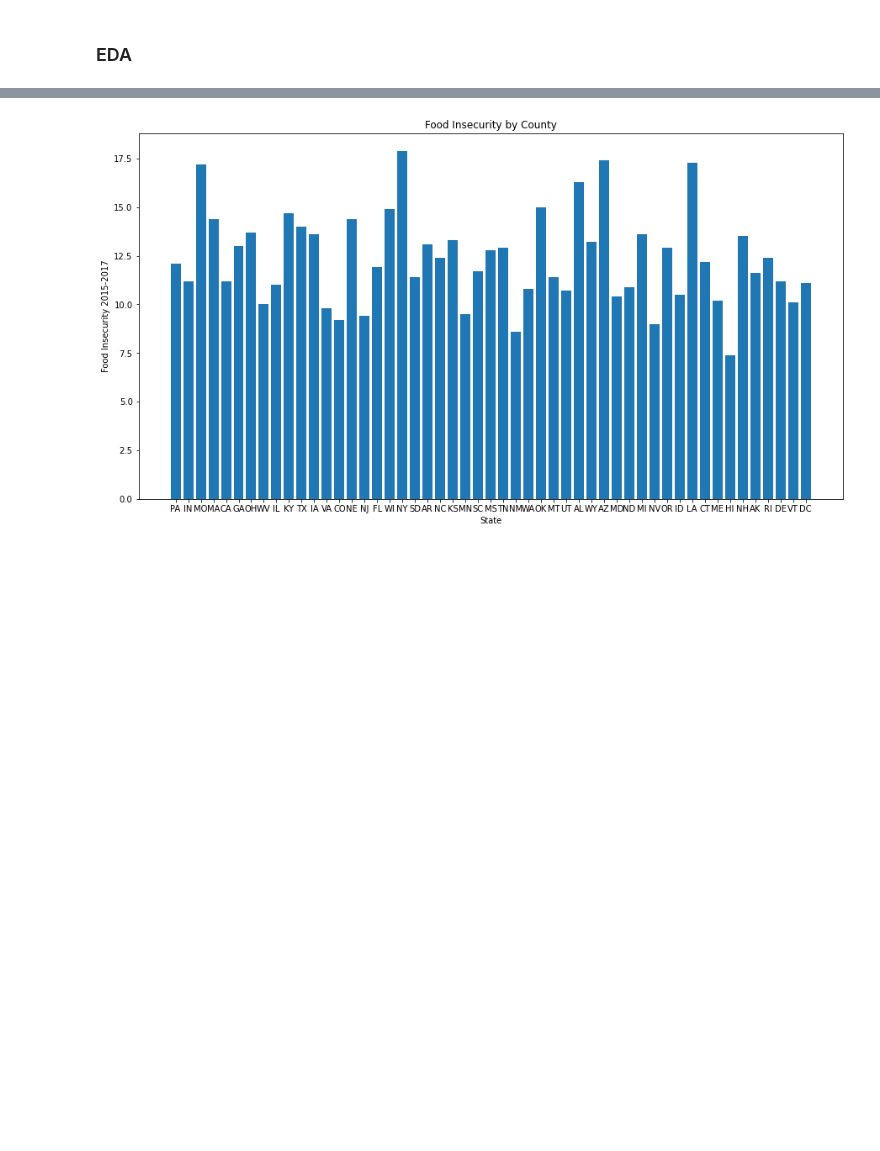
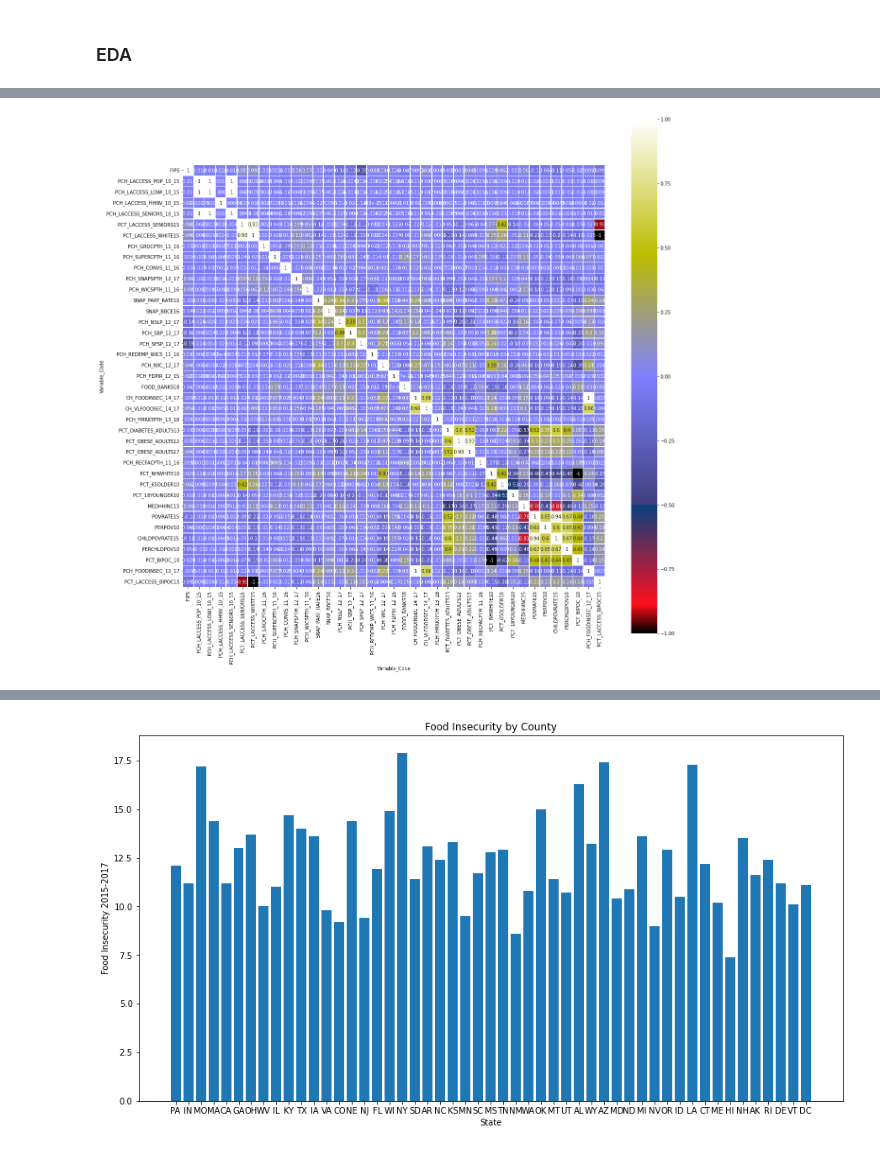
Before and after one commit to SamuelMiller413/N1-Work, a Jupyter notebook: N1_ML.ipynb, the cells around one changed output, grey strips where cells are left out. Cells and saved outputs as stored; diff of their text form; code cells hidden in the pictures; blank space fills up the shorter version.

```diff
--- a/N1_ML.ipynb
+++ b/N1_ML.ipynb
@@ -829,0 +875,4 @@ plt.show();
+# %%
+# create 'PCH_FOODINSEC_12_17' from 'FOODINSEC_12_14', 'FOODINSEC_15_17'
+train_df['PCH_FOODINSEC_12_17'] = train_df.apply(lambda x: x['FOODINSEC_15_17'] - x['FOODINSEC_12_14'],  axis=1)
+train_df['PCH_FOODINSEC_12_17']
@@ -829,0 +892,3 @@ plt.show();
+# %%
+# create 'PCT_LACCESS_BIPOC15' from 'PCT_LACCESS_WHITE15'
+train_df['PCT_LACCESS_BIPOC15'] = train_df.apply(lambda x: 100 - x['PCT_LACCESS_WHITE15'],  axis=1)
@@ -829,0 +902,14 @@ plt.show();
+# %%
+# columns to drop
+drop_columns = ['PCT_LACCESS_POP15', 'PCT_LACCESS_LOWI15', 'PCT_LACCESS_HHNV15', 'PCT_LACCESS_SNAP15', 'PCT_LACCESS_CHILD15', 'PCT_LACCESS_BLACK15', 'PCT_LACCESS_HISP15',
+       'PCT_LACCESS_NHASIAN15', 'PCT_LACCESS_NHNA15', 'PCT_LACCESS_NHPI15', 'PCT_LACCESS_MULTIR15', 'GROCPTH16', 'SUPERCPTH16', 'SNAPSPTH17', 'CONVSPTH16', 'WICSPTH16',
+       'PCT_NSLP17', 'PCT_SFSP17', 'PCH_FFRPTH_11_16', 'FFRPTH16', 'SNAP_CAP16', 'SNAP_OAPP16', 'PC_SNAPBEN17', 'PCH_SNAP_12_17', 'PCT_FREE_LUNCH15', 'PCT_REDUCED_LUNCH15',
+       'PCT_SBP17', 'REDEMP_WICS11', 'REDEMP_WICS16', 'PCT_WIC17', 'FDPIR15', 'FOODINSEC_15_17', 'PCT_FMRKT_SNAP18', 'RECFACPTH16', 'PCT_NHBLACK10', 'PCT_HISP10', 'PCT_NHASIAN10',
+       'PCT_NHNA10', 'PCT_NHPI10', 'FOODINSEC_12_14','VLFOODSEC_15_17', 'FMRKTPTH18', 'PCT_FMRKT_SNAP18','PCT_FMRKT_WIC18', 'FMRKT_WICCASH18', 'PCT_FMRKT_WICCASH18','FMRKT_SFMNP18',
+       'PCT_FMRKT_SFMNP18',]
+# %%
+# drop columns from list
+train_df = train_df.drop(columns = drop_columns)
+# update column lists
+col_feat = train_df.columns[3:]
+col_fda = train_df.columns
@@ -829,0 +936,7 @@ plt.show();
+# %%
+# plot heatmap to check correlation
+f, ax = plt.subplots(figsize=(20,20))
+sns.heatmap(train_df.corr(), vmin=-1, vmax=1,cmap= 'gist_stern',annot=True,linewidth=0.5,square=True)
+plt.show();
+# %% [output]
+[figure, added]
```
Also changed, not shown: parts of 50 cells of this notebook.
